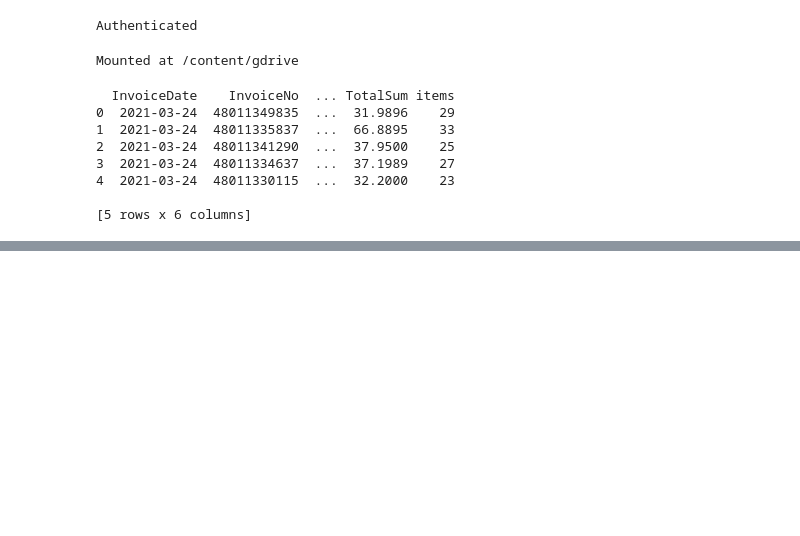
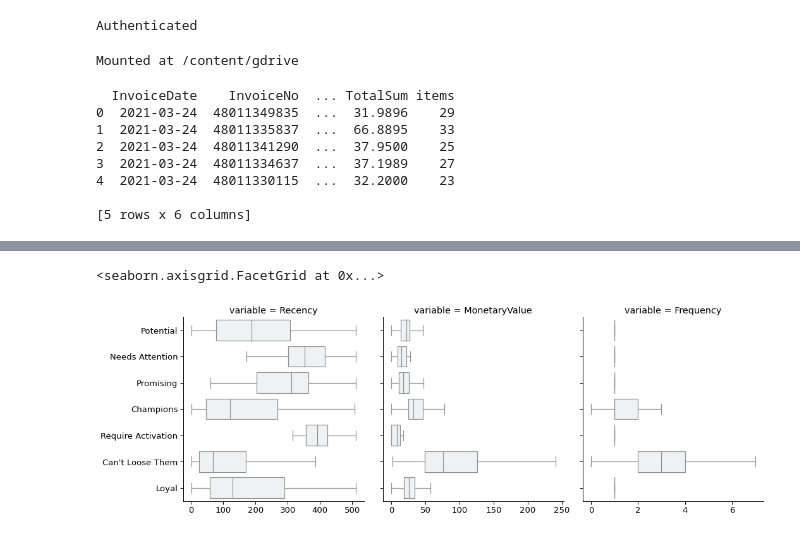
Before and after one commit to SammyKen18/SammyKen18, a Jupyter notebook: RFM.ipynb, the cells around one changed output, grey strips where cells are left out. Saved outputs shown, nothing was run; the diff lists cells and outputs as text; code cells hidden in the pictures; blank space fills up the shorter version.

```diff
--- a/RFM.ipynb
+++ b/RFM.ipynb
@@ -49,0 +210,13 @@ print(dataframe.head())
+# %%
+# Create labels for MonetaryValue
+m_labels = range(1, 5)
+# Assign these labels to three equal percentile groups
+m_groups = pd.qcut(rfm['MonetaryValue'], q=4, labels=m_labels)
+# Create new column M
+rfm = rfm.assign(M = m_groups.values)
+# %%
+# Concat RFM quartile values to create RFM Segments
+def join_rfm(x): return str(x['R']) + str(x['F']) + str(x['M'])
+rfm['RFM_Segment_Concat'] = rfm.apply(join_rfm, axis=1)
+#rfm = rfm.drop(['rank', 'decile'], axis=1)
+rfm.head()
@@ -49,0 +237,4 @@ print(dataframe.head())
+# %%
+# Calculate RFM_Score
+rfm['RFM_Score'] = rfm[['R','F','M']].sum(axis=1)
+print(rfm['RFM_Score'].head())
@@ -49,0 +249,21 @@ print(dataframe.head())
+# %%
+# Define rfm_level function
+def rfm_level(df):
+    if df['RFM_Score'] >= 9:
+        return 'Can\'t Loose Them'
+    elif ((df['RFM_Score'] >= 8) and (df['RFM_Score'] < 9)):
+        return 'Champions'
+    elif ((df['RFM_Score'] >= 7) and (df['RFM_Score'] < 8)):
+        return 'Loyal'
+    elif ((df['RFM_Score'] >= 6) and (df['RFM_Score'] < 7)):
+        return 'Potential'
+    elif ((df['RFM_Score'] >= 5) and (df['RFM_Score'] < 6)):
+        return 'Promising'
+    elif ((df['RFM_Score'] >= 4) and (df['RFM_Score'] < 5)):
+        return 'Needs Attention'
+    else:
+        return 'Require Activation'
+# Create a new variable RFM_Level
+rfm['RFM_Level'] = rfm.apply(rfm_level, axis=1)
+# Print the header with top 5 rows to the console
+rfm.head()
@@ -49,0 +298,10 @@ print(dataframe.head())
+# %%
+features = ['Recency','MonetaryValue','Frequency','RFM_Level']
+summary = rfm[features].melt(id_vars=['RFM_Level'])
+
+sns.set_context(context = 'paper',font_scale=1.5)
+g = sns.FacetGrid(summary, col="variable",sharex=False,height=5)
+g.map_dataframe(sns.boxplot, x="value", y="RFM_Level",hue='variable',showfliers=False)
+# %% [output]
+<seaborn.axisgrid.FacetGrid at 0x...>
+[figure, added]
```
Also changed, not shown: parts of 27 cells of this notebook.
